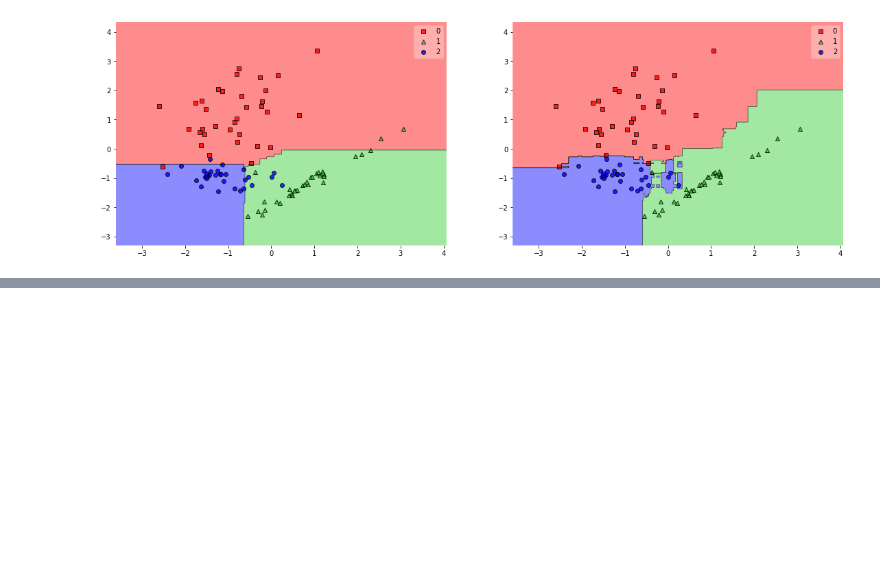
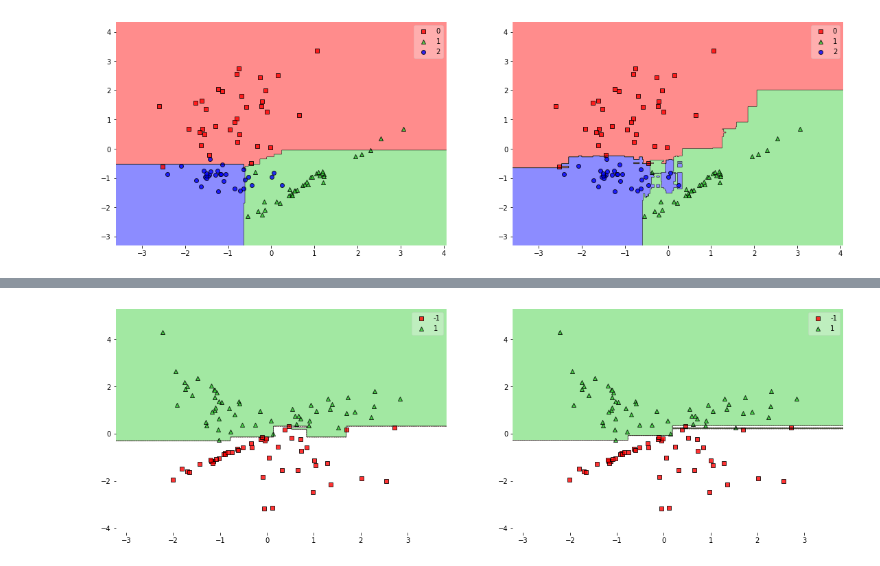
Before and after one commit to yuriy5139/MachineLearning, a Jupyter notebook: Ensembles and Boosting.ipynb, the cells around one changed output, grey strips where cells are left out. Cells and saved outputs as stored; diff of their text form; code cells hidden in the pictures; blank space fills up the shorter version.

```diff
--- a/Ensembles and Boosting.ipynb
+++ b/Ensembles and Boosting.ipynb
@@ -477,0 +504,14 @@ plt.show()
+# %%
+class stump:
+
+    def __init__(self, feature, value, left, right):
+        self.feature = feature
+        self.value = value
+        self.left = left
+        self.right = right
+
+    def predict(self, x):
+        if x[self.feature] <= self.value:
+            return self.left
+        else:
+            return self.right
@@ -477,0 +599,4 @@ plt.show()
+# %%
+my_ada = AdaBoost(X_train, Y_train, T = 51, debug = False)
+# %%
+my_ada.fit()
@@ -477,0 +613,13 @@ plt.show()
+# %%
+fig, gs = plt.figure(figsize=(19, 6)), gridspec.GridSpec(1, 2)
+
+ax = []
+for i in range(2):
+    ax.append(fig.add_subplot(gs[i]))
+
+plot_decision_regions(X_train, Y_train, my_ada, ax=ax[0], colors = 'red,limegreen,blue,gray,cyan')
+plot_decision_regions(X_train, Y_train, sk_ada, ax=ax[1], colors = 'red,limegreen,blue,gray,cyan')
+
+plt.show()
+# %% [output]
+[figure, added]
```
Also changed, not shown: parts of 11 cells of this notebook.
